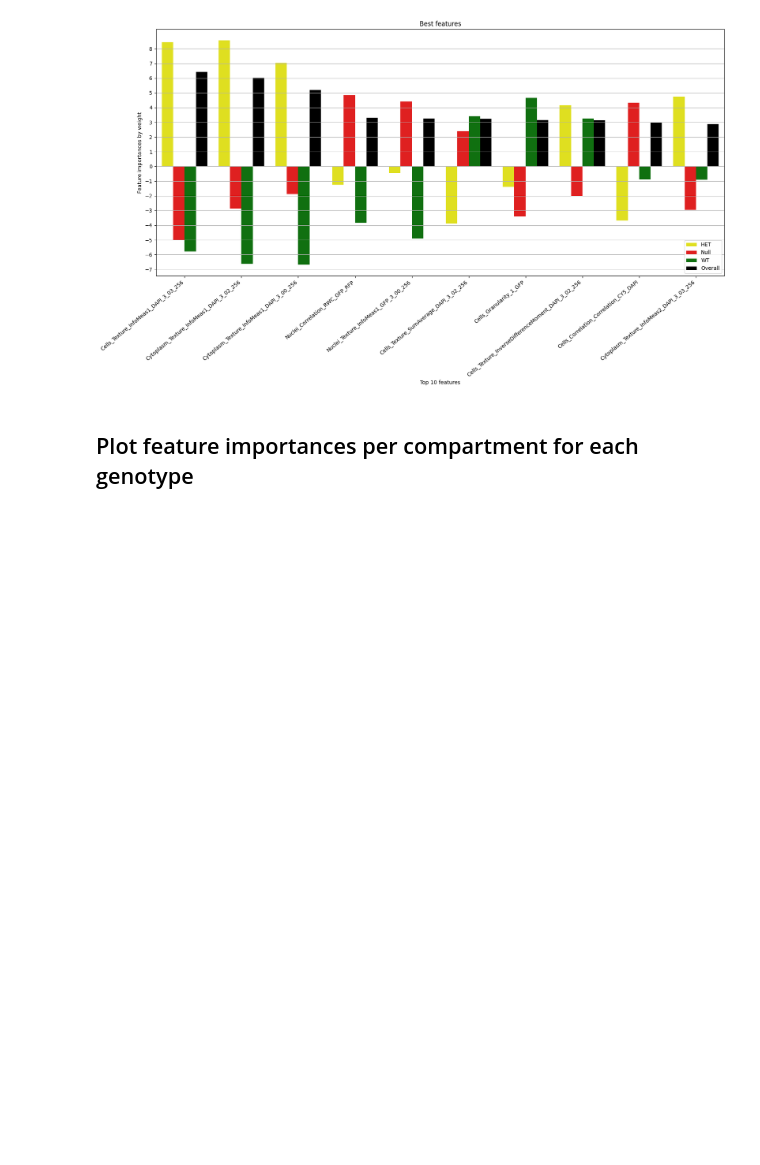
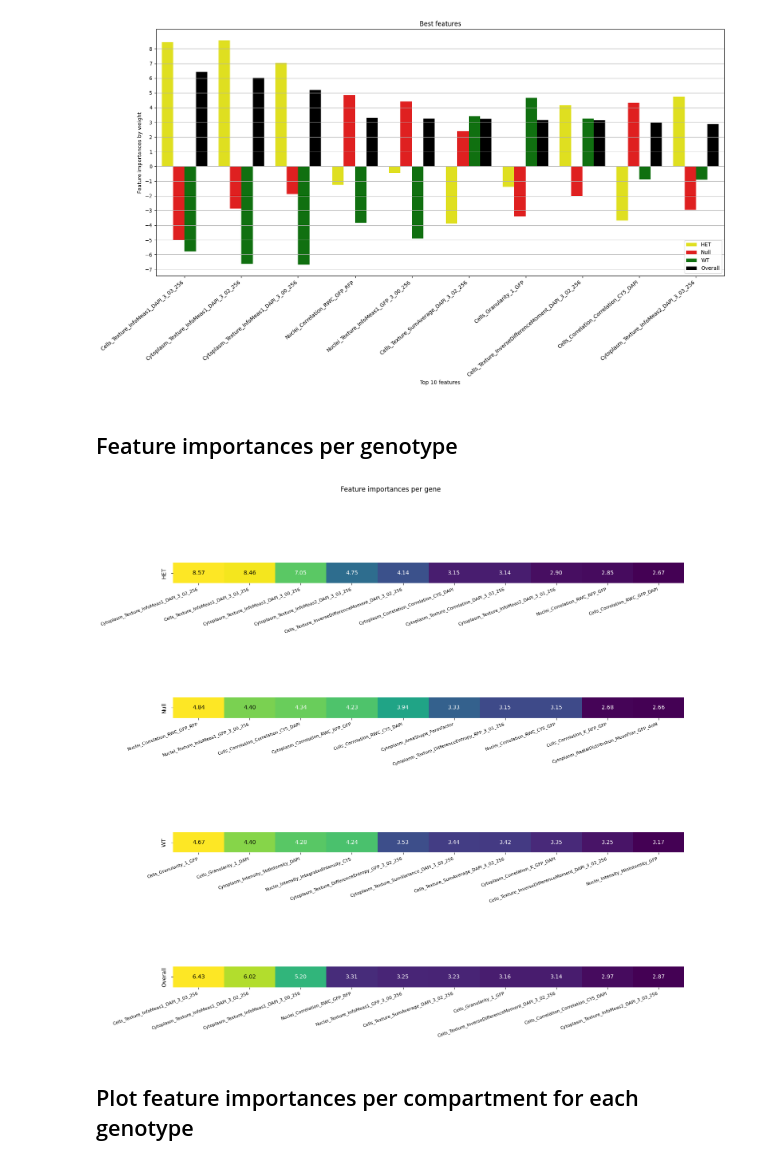
Before and after one commit to WayScience/NF1_SchwannCell_data_analysis, a Jupyter notebook: 3.interpret_models/log_reg_plate_3_3p_cp_renorm_fs_data/feature_importances/interpret.ipynb, the cells around one changed output. Drawn from its saved outputs; the diff is of its cells as text; code cells hidden in the pictures; blank space fills up the shorter version.

Commit message:
Created tabular plot of top feature importances per genotype

```diff
--- a/3.interpret_models/log_reg_plate_3_3p_cp_renorm_fs_data/feature_importances/interpret.ipynb
+++ b/3.interpret_models/log_reg_plate_3_3p_cp_renorm_fs_data/feature_importances/interpret.ipynb
@@ -117,6 +117,44 @@ plt.tight_layout()
 plt.savefig(f"{fig_out_path}/overall_feature_importances.png")
 # %% [output]
 [figure]
+# %% [markdown]
+## Feature importances per genotype
+# %%
+# The number of features to display
+number_features = 10
+
+fig, axes = plt.subplots(nrows=len(pos_genes), figsize=(15, 15))
+
+# Iterate through each genotype
+for i, gene in enumerate(pos_genes):
+    overall_filt = featdf["genotype"] == gene
+    df = featdf.loc[overall_filt].sort_values("importance", ascending=False)[
+        :number_features
+    ]
+    ax = sns.heatmap([df["importance"]], ax=axes[i], cmap="viridis", cbar=False)
+    ax.set_yticklabels([])  # Remove y-axis tick labels
+    ax.set_ylabel(gene)  # Set y-axis label for each row
+    ax.set_xticklabels(df["feature"].tolist(), fontsize=8, rotation=20, ha="right")
+    ax.set_aspect(0.4)
+    quar = df["importance"].quantile(q=0.85)
+
+    # Annotate each cell with the corresponding feature importance
+    for j, (idx, row) in enumerate(df.iterrows()):
+        text_color = "white" if row["importance"] < quar else "black"
+        ax.text(
+            j + 0.5,
+            0.5,
+            f"{row['importance']:.2f}",
+            ha="center",
+            va="center",
+            color=text_color,
+        )
+
+fig.suptitle(f"Feature importances per gene")
+plt.tight_layout()
+plt.savefig(f"{fig_out_path}/gene_feature_importances.png")
+# %% [output]
+[figure, added]
 # %% [markdown]
 ## Plot feature importances per compartment for each genotype
 # %%
```
Also changed, not shown: parts of 1 cell of this notebook, 8 other files.
